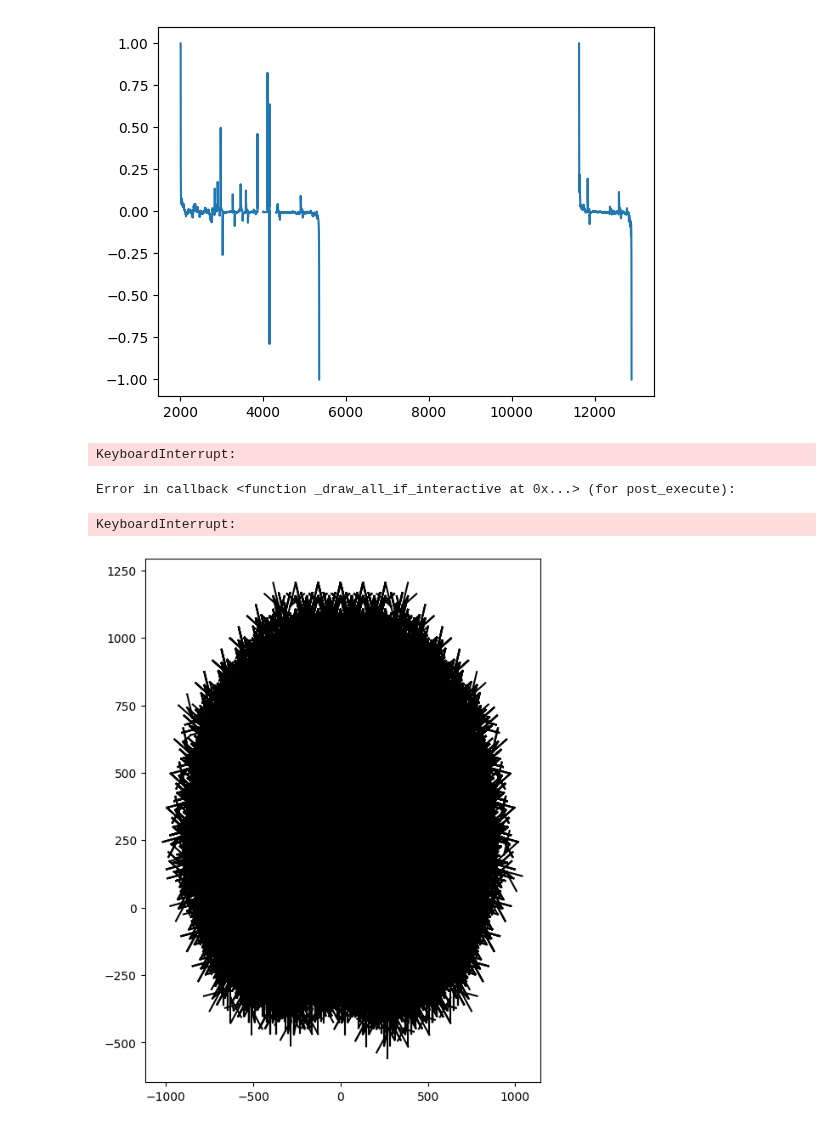
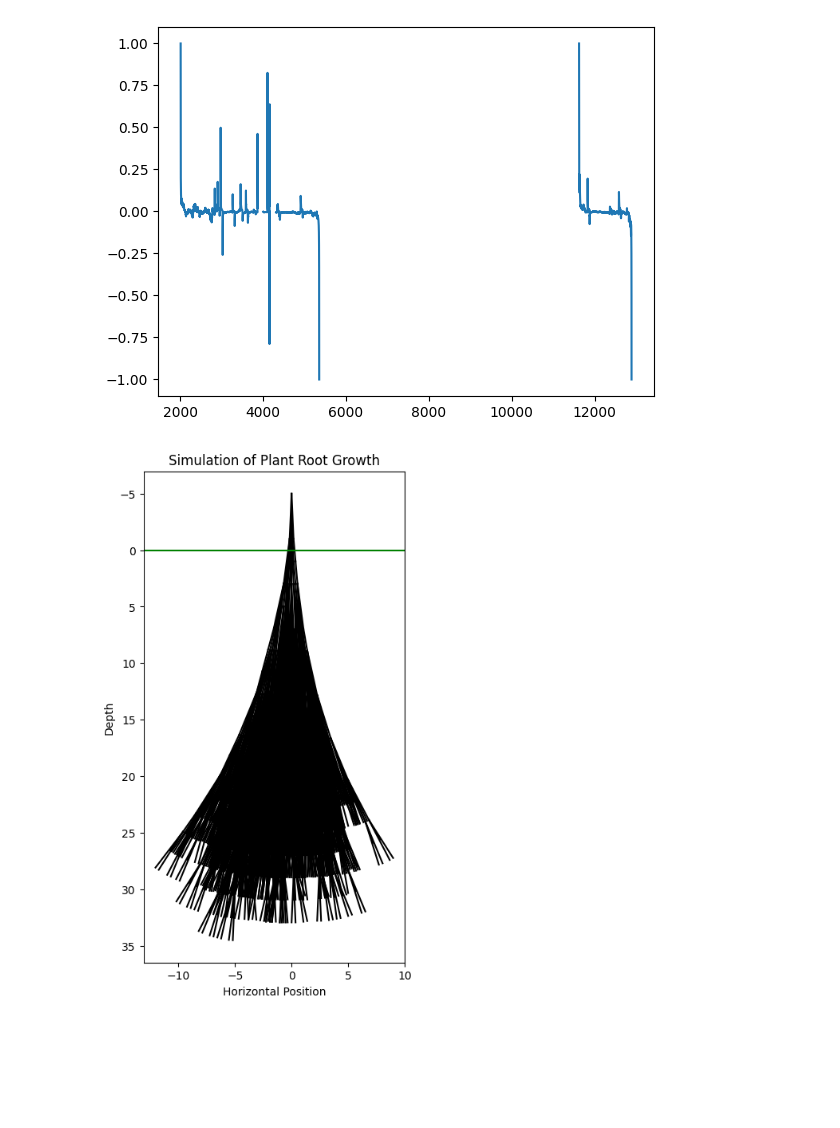
Before and after one commit to soilwater/pynotes-agriscience, a Jupyter notebook: exercises/ml_soil_moisture_temperature.ipynb, the cells around one changed output. Cells and saved outputs as stored; diff of their text form; code cells hidden in the pictures; blank space fills up the shorter version.

```diff
--- a/exercises/ml_soil_moisture_temperature.ipynb
+++ b/exercises/ml_soil_moisture_temperature.ipynb
@@ -65,7 +65,7 @@ class RootNode:
         self.children = []
         self.parent = parent
 
-    def grow(self, levels, branching_chance=0.1, growth_step=5.0, angle_variance=15):
+    def grow(self, levels, branching_chance=0.25, growth_step=2.0, angle_variance=1):
         if levels <= 0:
             return
 
@@ -95,35 +95,32 @@ class RootNode:
             self.children.append(branch_node_right)
 
         # Recursively grow children
         for child in self.children:
             child.grow(levels-1, branching_chance, growth_step, angle_variance)
 
 def plot_root(node, ax=None):
     if ax is None:
         ax = plt.gca()
     for child in node.children:
         ax.plot([node.position[0], child.position[0]], [node.position[1], child.position[1]], 'k-')
         plot_root(child, ax)
 
 # Initialize the root system below the soil surface
 initial_position = np.array([0, -5])  # Start below the soil surface
 root = RootNode(initial_position, angle=180)  # Angle 270 degrees for vertical downward growth
 
 # Grow the root system with specified levels of branching
-root.grow(levels=15, branching_chance=0.95, growth_step=50, angle_variance=40)
+root.grow(levels=10, branching_chance=0.5, growth_step=2, angle_variance=5)
 
 # Plot the root system
 fig, ax = plt.subplots(figsize=(6, 8))
 plot_root(root, ax)
 ax.set_aspect('equal')
 ax.invert_yaxis()  # Invert y-axis to show the root growing downwards
 plt.axhline(y=0, color='g', linestyle='-')  # Soil surface
 plt.xlabel('Horizontal Position')
 plt.ylabel('Depth')
 plt.title('Simulation of Plant Root Growth')
 plt.show()
 # %% [output]
-KeyboardInterrupt:
-Error in callback <function _draw_all_if_interactive at 0x...> (for post_execute):
-KeyboardInterrupt:
-[figure, old version]
+[figure, new version]
```
Also changed, not shown: 28 other files.
